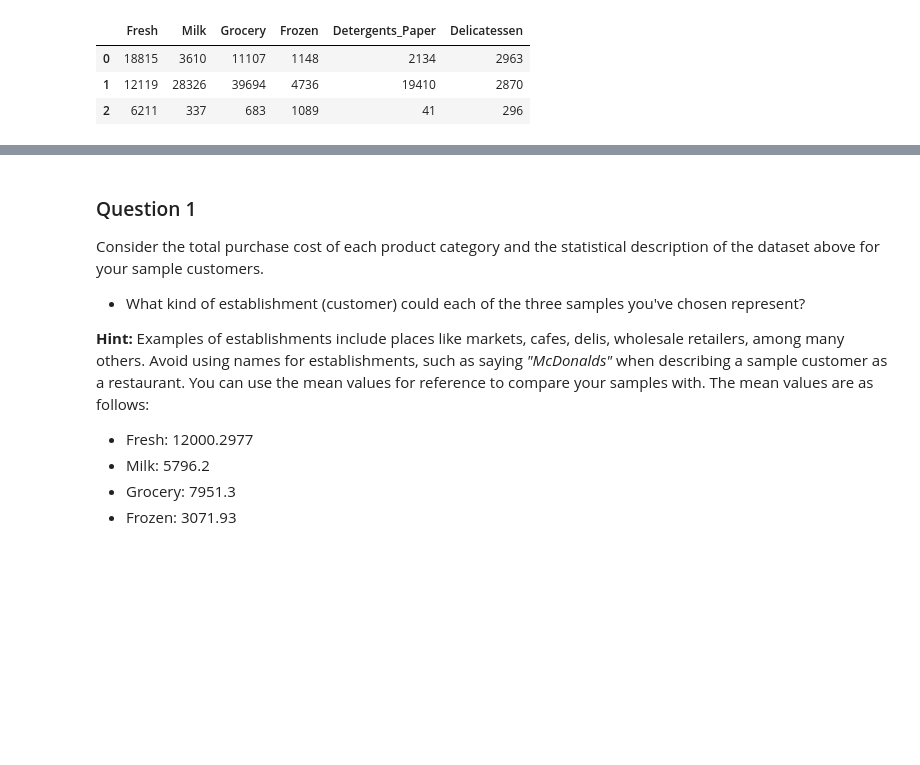
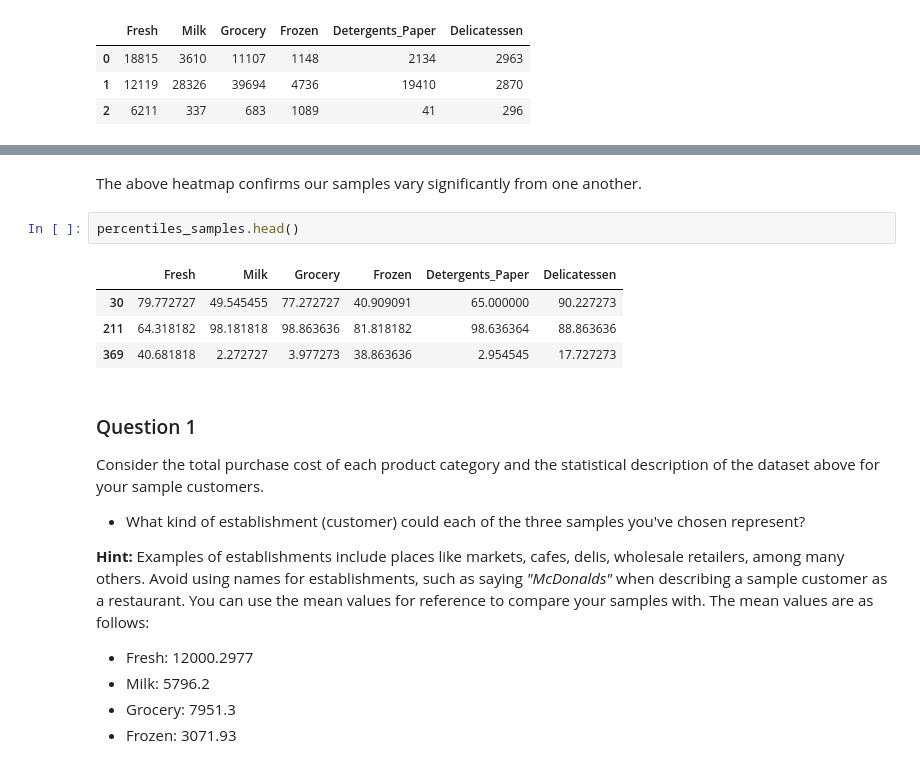
Before and after one commit to vinkrish/boston-housi, a Jupyter notebook: customer_segments/customer_segments.ipynb, the cells around one changed output, grey strips where cells are left out. Drawn from its saved outputs; the diff is of its cells as text; blank space fills up the shorter version.

```diff
--- a/customer_segments/customer_segments.ipynb
+++ b/customer_segments/customer_segments.ipynb
@@ -69,3 +78,12 @@ Chosen samples of wholesale customers dataset:
+# %% [markdown]
+The above heatmap confirms our samples vary significantly from one another.
+# %%
+percentiles_samples.head()
+# %% [output]
+|  | Fresh | Milk | Grocery | Frozen | Detergents_Paper | Delicatessen |
+| 30 | 79.772727 | 49.545455 | 77.272727 | 40.909091 | 65.000000 | 90.227273 |
+| 211 | 64.318182 | 98.181818 | 98.863636 | 81.818182 | 98.636364 | 88.863636 |
+| 369 | 40.681818 | 2.272727 | 3.977273 | 38.863636 | 2.954545 | 17.727273 |
 # %% [markdown]
 ### Question 1
 Consider the total purchase cost of each product category and the statistical description of the dataset above for your sample customers.
```
Also changed, not shown: parts of 13 cells of this notebook, 1 other file.
